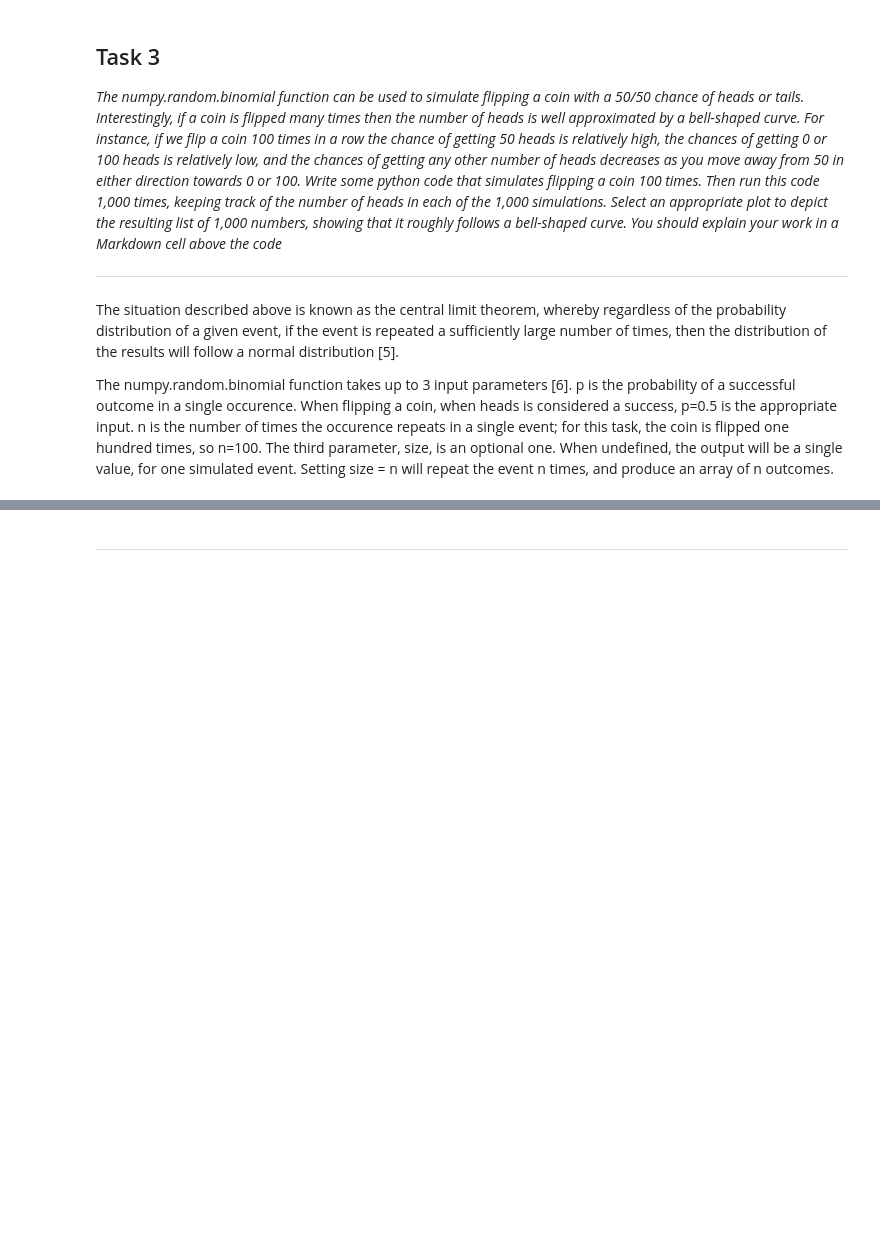
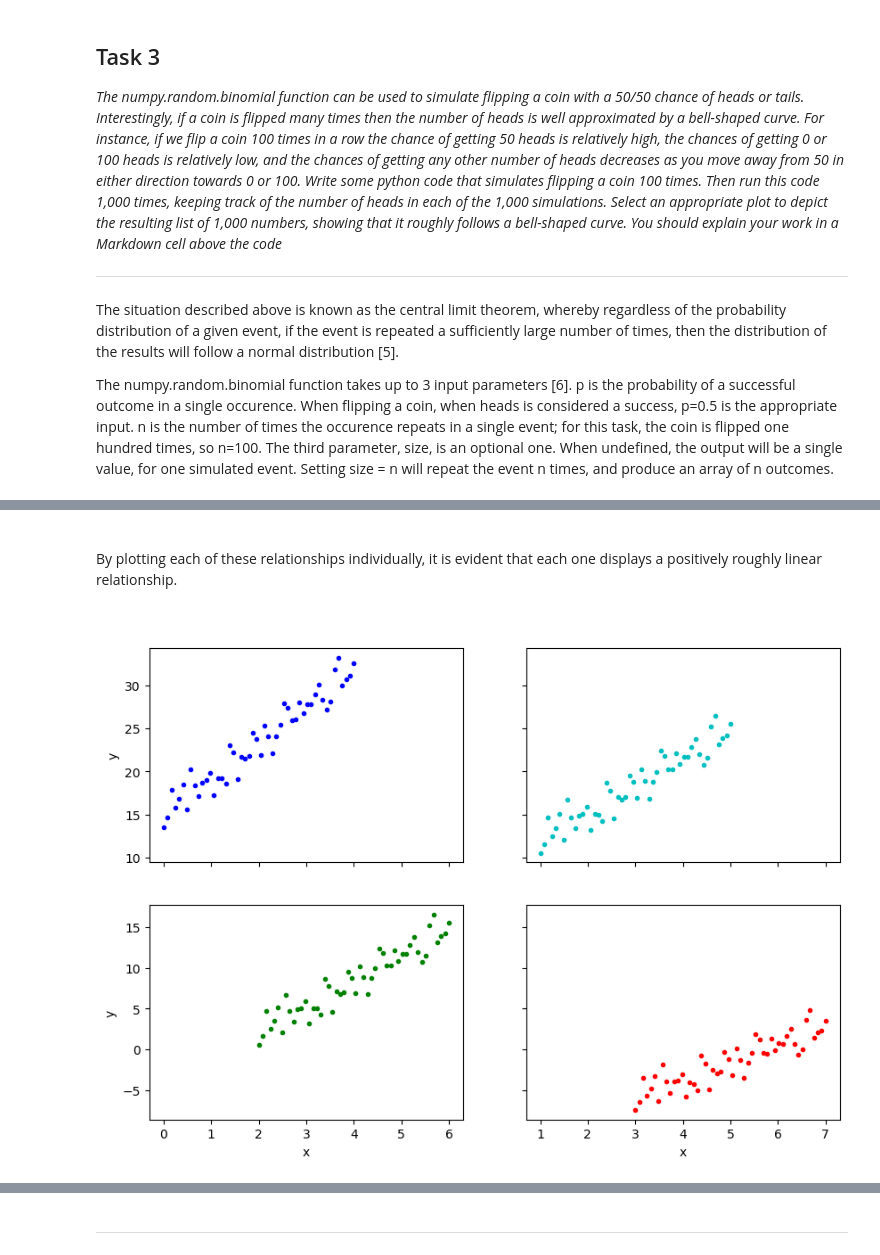
Before and after one commit to dervlac/tasks2020-FDA, a Jupyter notebook: Fundamentals of Data Analysis 2020 Tasks.ipynb, the cells around one changed output, grey strips where cells are left out. Saved outputs shown, nothing was run; the diff lists cells and outputs as text; code cells hidden in the pictures; blank space fills up the shorter version.

```diff
--- a/Fundamentals of Data Analysis 2020 Tasks.ipynb
+++ b/Fundamentals of Data Analysis 2020 Tasks.ipynb
@@ -172,0 +185,8 @@ sns.distplot(thousand_flips)
+# %%
+# creating 4 x-arrays using linspace
+x1 = np.linspace(0,4,50)
+x2 = np.linspace(1,5,50)
+x3 = np.linspace(2,6,50)
+x4 = np.linspace(3,7,50)
+# this noise will prevent the results from just producing 4 straight lines
+noise = np.random.normal(0,1.5,50)
@@ -172,0 +199,32 @@ sns.distplot(thousand_flips)
+# %%
+y1 = 4 * x1 + 15 + noise
+y2 = 3 * x2 + 9 + noise
+y3 = 3 * x3 - 4 + noise
+y4 = 2 * x4 - 12 + noise
+# %% [markdown]
+<br>
+
+By plotting each of these relationships individually, it is evident that each one displays a positively roughly linear relationship.
+
+<br>
+# %%
+# this code has been taken from the matplotlib website [8] and adapted
+fig, axs = plt.subplots(2, 2,sharex='col', sharey='row')
+#axs.subplots(sharex='col', sharey='row')
+axs[0, 0].plot(x1, y1, 'b.')
+#axs[0, 0].set_title('4x+25')
+axs[0, 1].plot(x2, y2, 'c.')
+#axs[0, 1].set_title('5x+10')
+axs[1, 0].plot(x3, y3, 'g.')
+#axs[1, 0].set_title('3x-14')
+axs[1, 1].plot(x4, y4, 'r.')
+#axs[1, 1].set_title('2x-32')
+
+for ax in axs.flat:
+    ax.set(xlabel='x', ylabel='y')
+
+# Hide x labels and tick labels for top plots and y ticks for right plots.
+for ax in axs.flat:
+    ax.label_outer()
+# %% [output]
+[figure, added]
```
Also changed, not shown: parts of 14 cells of this notebook.
